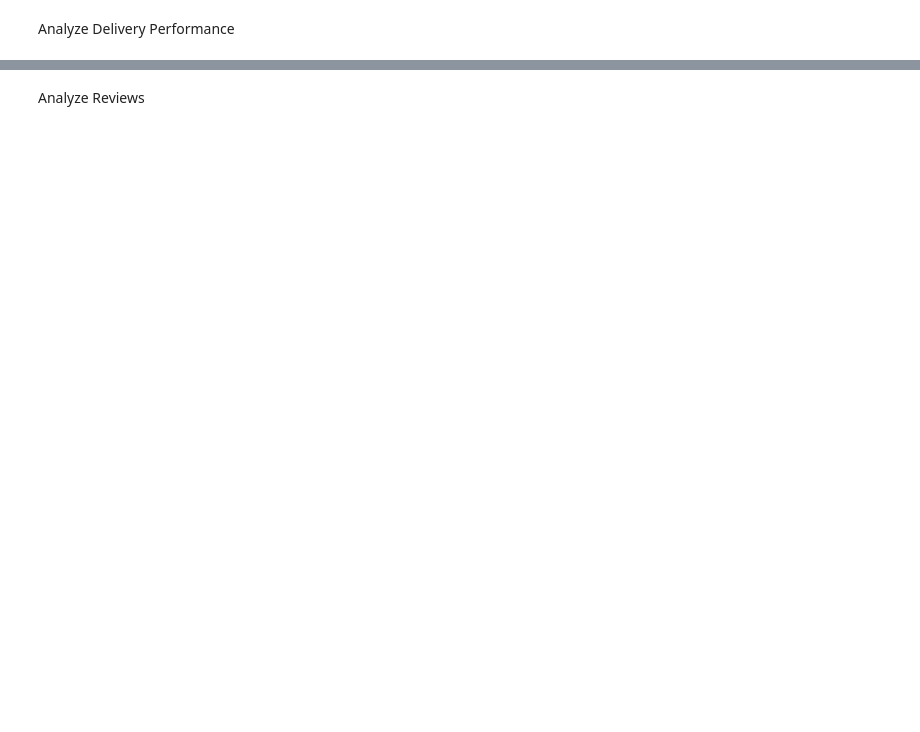
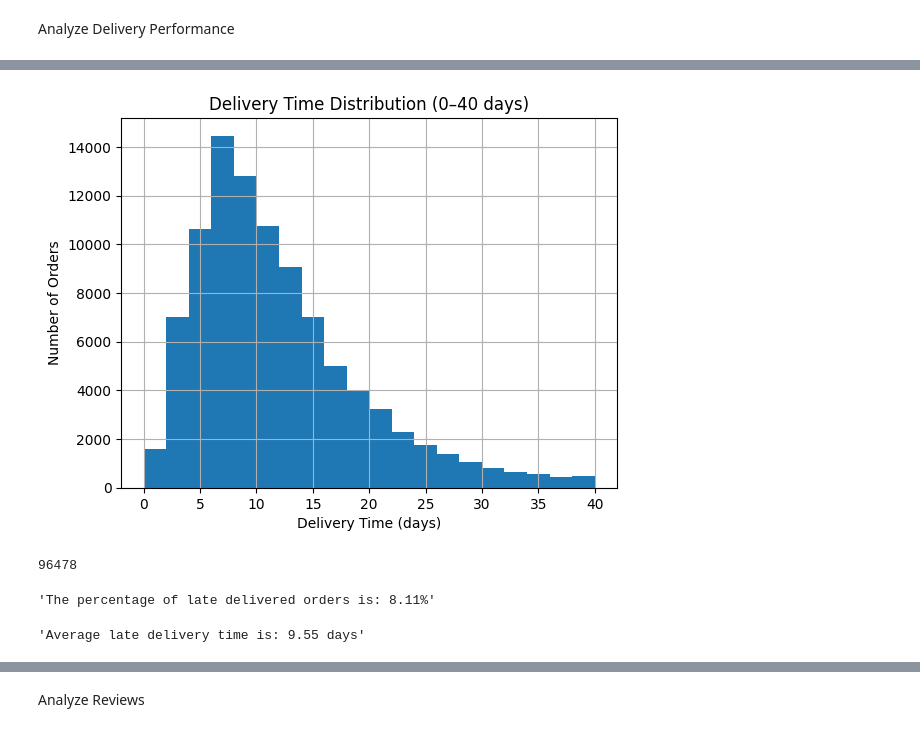
Before and after one commit to FinnMax/olist-python-eda, a Jupyter notebook: notebooks/03_EDA.ipynb, the cells around one changed output, grey strips where cells are left out. Drawn from its saved outputs; the diff is of its cells as text; code cells hidden in the pictures; blank space fills up the shorter version.

```diff
--- a/notebooks/03_EDA.ipynb
+++ b/notebooks/03_EDA.ipynb
@@ -699,3 +740,15 @@ Analyze Delivery Performance
 #Are deliveries usually on time?
 #Which regions have slower delivery?
 #How often are deliveries late?
+# %%
+#How long does delivery take?
+#We will only consider the delivered status orders
+delivered_orders = orders_dataset[orders_dataset["order_status"] == "delivered"]
+delivered_orders["order_status"].value_counts()
+display(f"Percentage of delivered orders is: {round((len(delivered_orders) / len(orders_dataset)) * 100, 2)}%")
+display(delivered_orders.head(1))
+
+delivery_time = (delivered_orders["order_delivered_customer_date"] - delivered_orders["order_purchase_timestamp"])
+delivery_days = delivery_time.dt.days
+
+display(delivery_days.describe())
@@ -701,0 +768,29 @@ Analyze Delivery Performance
+# %%
+delivery_days[delivery_days <= 40].hist(bins=20)
+
+plt.xlabel("Delivery Time (days)")
+plt.ylabel("Number of Orders")
+plt.title("Delivery Time Distribution (0–40 days)")
+plt.show()
+# %% [output]
+[figure, added]
+# %%
+#Are deliveries usually on time?
+#How often are deliveries late?
+display(len(delivered_orders))
+late_delivery = (delivered_orders["order_delivered_customer_date"] > delivered_orders["order_estimated_delivery_date"])
+late_orders = (delivered_orders[late_delivery])
+late_orders.count() #7826 orders were delivered past the estimated delivery date
+
+#Calculate the percentage of late orders
+late_delivery_percentage = round(late_delivery.mean() * 100, 2)
+display(f"The percentage of late delivered orders is: {late_delivery_percentage}%")
+
+#Calculate the average amount of time of order being late
+late_delivery_time = (late_orders["order_delivered_customer_date"] - late_orders["order_estimated_delivery_date"])
+average_late_delivery_time = late_delivery_time.dt.total_seconds().mean() / 86400
+display(f"Average late delivery time is: {round(average_late_delivery_time, 2)} days")
+# %% [output]
+96478
+'The percentage of late delivered orders is: 8.11%'
+'Average late delivery time is: 9.55 days'
```
Also changed, not shown: parts of 9 cells of this notebook.
